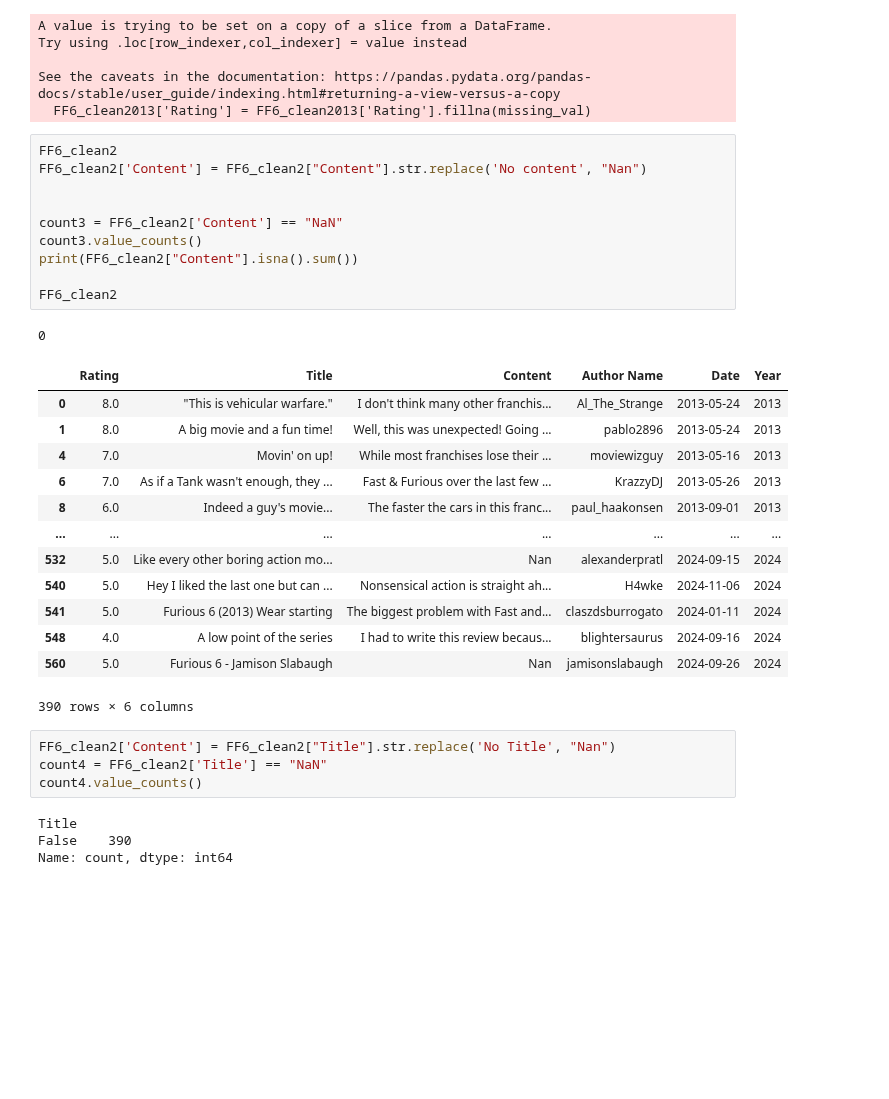
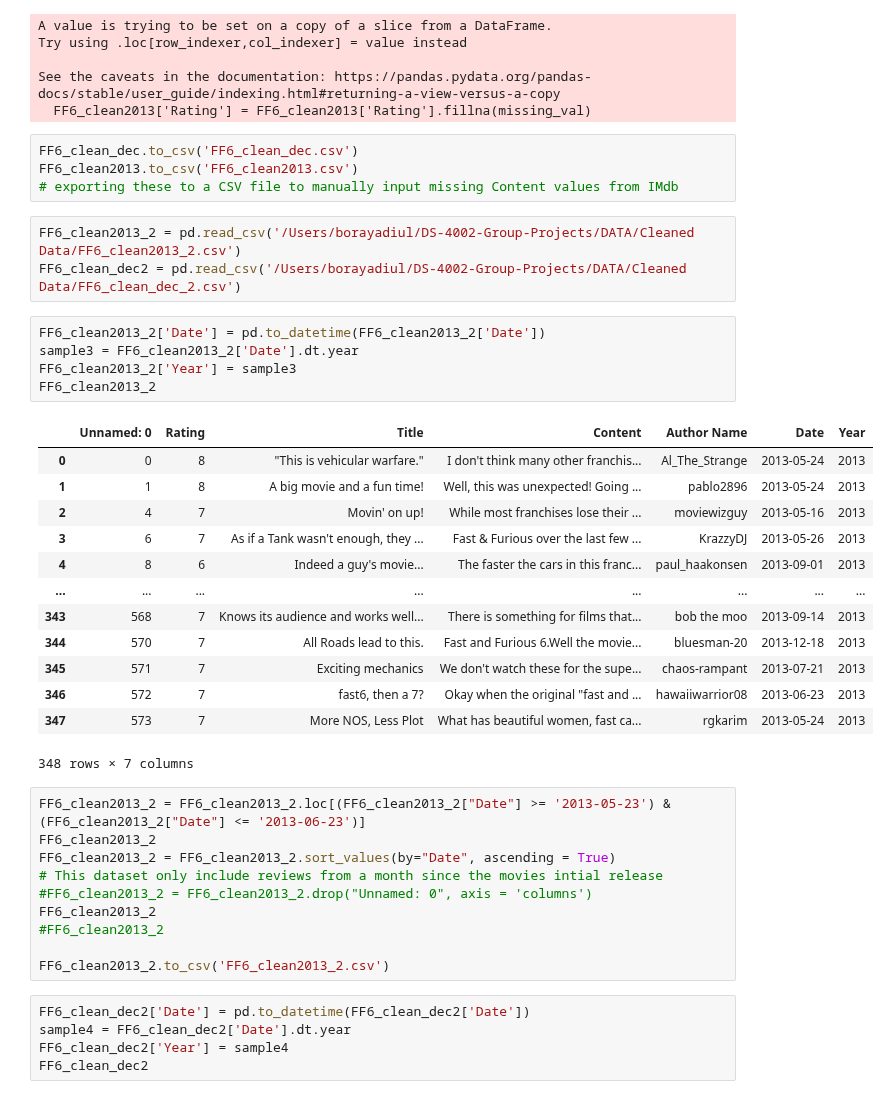
Before and after one commit to pwy7fv/DS-4002-Group-Projects, a Jupyter notebook: Scripts/FF6_clean.ipynb, the cells around one changed output. Saved outputs shown, nothing was run; the diff lists cells and outputs as text; blank space fills up the shorter version.

```diff
--- a/Scripts/FF6_clean.ipynb
+++ b/Scripts/FF6_clean.ipynb
@@ -86,36 +86,44 @@ Try using .loc[row_indexer,col_indexer] = value instead
 
 See the caveats in the documentation: https://pandas.pydata.org/pandas-docs/stable/user_guide/indexing.html#returning-a-view-versus-a-copy
   FF6_clean2013['Rating'] = FF6_clean2013['Rating'].fillna(missing_val)
-# %%
-FF6_clean2
-FF6_clean2['Content'] = FF6_clean2["Content"].str.replace('No content', "Nan")
-
-
-count3 = FF6_clean2['Content'] == "NaN"
-count3.value_counts()
-print(FF6_clean2["Content"].isna().sum())
-
-FF6_clean2
-# %% [output]
-0
-|  | Rating | Title | Content | Author Name | Date | Year |
-| 0 | 8.0 | "This is vehicular warfare." | I don't think many other franchis... | Al_The_Strange | 2013-05-24 | 2013 |
-| 1 | 8.0 | A big movie and a fun time! | Well, this was unexpected! Going ... | pablo2896 | 2013-05-24 | 2013 |
-| 4 | 7.0 | Movin' on up! | While most franchises lose their ... | moviewizguy | 2013-05-16 | 2013 |
-| 6 | 7.0 | As if a Tank wasn't enough, they ... | Fast & Furious over the last few ... | KrazzyDJ | 2013-05-26 | 2013 |
-| 8 | 6.0 | Indeed a guy's movie... | The faster the cars in this franc... | paul_haakonsen | 2013-09-01 | 2013 |
-| ... | ... | ... | ... | ... | ... | ... |
-| 532 | 5.0 | Like every other boring action mo... | Nan | alexanderpratl | 2024-09-15 | 2024 |
-| 540 | 5.0 | Hey I liked the last one but can ... | Nonsensical action is straight ah... | H4wke | 2024-11-06 | 2024 |
-| 541 | 5.0 | Furious 6 (2013) Wear starting | The biggest problem with Fast and... | claszdsburrogato | 2024-01-11 | 2024 |
-| 548 | 4.0 | A low point of the series | I had to write this review becaus... | blightersaurus | 2024-09-16 | 2024 |
-| 560 | 5.0 | Furious 6 - Jamison Slabaugh | Nan | jamisonslabaugh | 2024-09-26 | 2024 |
-390 rows × 6 columns
-# %%
-FF6_clean2['Content'] = FF6_clean2["Title"].str.replace('No Title', "Nan")
-count4 = FF6_clean2['Title'] == "NaN"
-count4.value_counts()
-# %% [output]
-Title
-False    390
-Name: count, dtype: int64
+# %%
+FF6_clean_dec.to_csv('FF6_clean_dec.csv')
+FF6_clean2013.to_csv('FF6_clean2013.csv')
+# exporting these to a CSV file to manually input missing Content values from IMdb
+# %%
+FF6_clean2013_2 = pd.read_csv('/Users/borayadiul/DS-4002-Group-Projects/DATA/Cleaned Data/FF6_clean2013_2.csv')
+FF6_clean_dec2 = pd.read_csv('/Users/borayadiul/DS-4002-Group-Projects/DATA/Cleaned Data/FF6_clean_dec_2.csv')
+# %%
+FF6_clean2013_2['Date'] = pd.to_datetime(FF6_clean2013_2['Date'])
+sample3 = FF6_clean2013_2['Date'].dt.year
+FF6_clean2013_2['Year'] = sample3
+FF6_clean2013_2
+# %% [output]
+|  | Unnamed: 0 | Rating | Title | Content | Author Name | Date | Year |
+| 0 | 0 | 8 | "This is vehicular warfare." | I don't think many other franchis... | Al_The_Strange | 2013-05-24 | 2013 |
+| 1 | 1 | 8 | A big movie and a fun time! | Well, this was unexpected! Going ... | pablo2896 | 2013-05-24 | 2013 |
+| 2 | 4 | 7 | Movin' on up! | While most franchises lose their ... | moviewizguy | 2013-05-16 | 2013 |
+| 3 | 6 | 7 | As if a Tank wasn't enough, they ... | Fast & Furious over the last few ... | KrazzyDJ | 2013-05-26 | 2013 |
+| 4 | 8 | 6 | Indeed a guy's movie... | The faster the cars in this franc... | paul_haakonsen | 2013-09-01 | 2013 |
+| ... | ... | ... | ... | ... | ... | ... | ... |
+| 343 | 568 | 7 | Knows its audience and works well... | There is something for films that... | bob the moo | 2013-09-14 | 2013 |
+| 344 | 570 | 7 | All Roads lead to this. | Fast and Furious 6.Well the movie... | bluesman-20 | 2013-12-18 | 2013 |
+| 345 | 571 | 7 | Exciting mechanics | We don't watch these for the supe... | chaos-rampant | 2013-07-21 | 2013 |
+| 346 | 572 | 7 | fast6, then a 7? | Okay when the original "fast and ... | hawaiiwarrior08 | 2013-06-23 | 2013 |
+| 347 | 573 | 7 | More NOS, Less Plot | What has beautiful women, fast ca... | rgkarim | 2013-05-24 | 2013 |
+348 rows × 7 columns
+# %%
+FF6_clean2013_2 = FF6_clean2013_2.loc[(FF6_clean2013_2["Date"] >= '2013-05-23') & (FF6_clean2013_2["Date"] <= '2013-06-23')]
+FF6_clean2013_2
+FF6_clean2013_2 = FF6_clean2013_2.sort_values(by="Date", ascending = True)
+# This dataset only include reviews from a month since the movies intial release
+#FF6_clean2013_2 = FF6_clean2013_2.drop("Unnamed: 0", axis = 'columns')
+FF6_clean2013_2
+#FF6_clean2013_2
+
+FF6_clean2013_2.to_csv('FF6_clean2013_2.csv')
+# %%
+FF6_clean_dec2['Date'] = pd.to_datetime(FF6_clean_dec2['Date'])
+sample4 = FF6_clean_dec2['Date'].dt.year
+FF6_clean_dec2['Year'] = sample4
+FF6_clean_dec2
```
Also changed, not shown: parts of 4 cells of this notebook, 7 other files.
